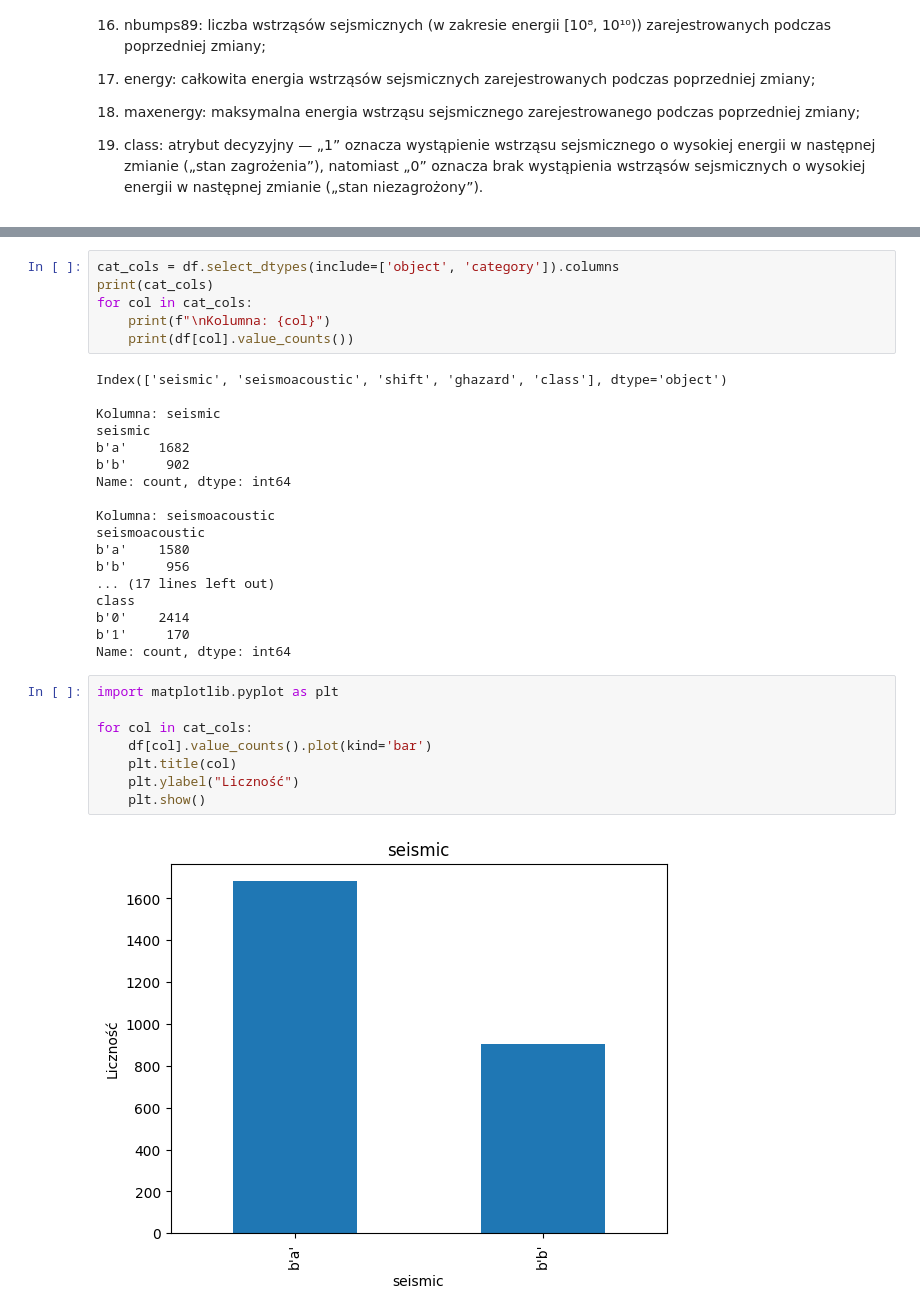
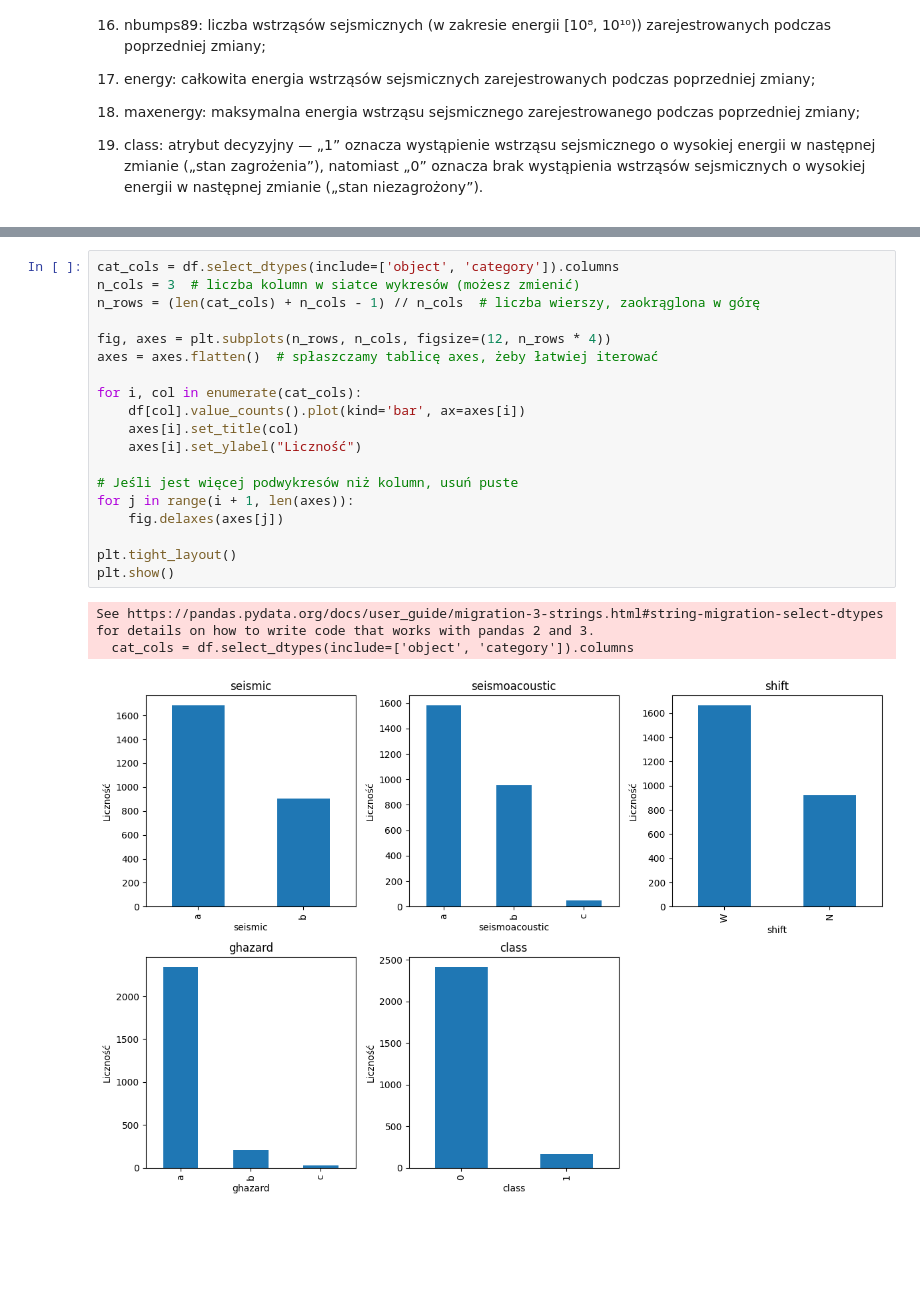
Before and after one commit to Graziaczek/zaawansowane_ssi, a Jupyter notebook: ZASSI.ipynb, the cells around one changed output, grey strips where cells are left out. Saved outputs shown, nothing was run; the diff lists cells and outputs as text; blank space fills up the shorter version.

```diff
--- a/ZASSI.ipynb
+++ b/ZASSI.ipynb
@@ -135,34 +127,23 @@ Name: count, dtype: int64
-# %%
-cat_cols = df.select_dtypes(include=['object', 'category']).columns
-print(cat_cols)
-for col in cat_cols:
-    print(f"\nKolumna: {col}")
-    print(df[col].value_counts())
-# %% [output]
-Index(['seismic', 'seismoacoustic', 'shift', 'ghazard', 'class'], dtype='object')
-
-Kolumna: seismic
-seismic
-b'a'    1682
-b'b'     902
-Name: count, dtype: int64
-
-Kolumna: seismoacoustic
-seismoacoustic
-b'a'    1580
-b'b'     956
-... (17 lines left out)
-class
-b'0'    2414
-b'1'     170
-Name: count, dtype: int64
 # %%
-import matplotlib.pyplot as plt
+cat_cols = df.select_dtypes(include=['object', 'category']).columns
+n_cols = 3  # liczba kolumn w siatce wykresów (możesz zmienić)
+n_rows = (len(cat_cols) + n_cols - 1) // n_cols  # liczba wierszy, zaokrąglona w górę
 
-for col in cat_cols:
-    df[col].value_counts().plot(kind='bar')
-    plt.title(col)
-    plt.ylabel("Liczność")
-    plt.show()
+fig, axes = plt.subplots(n_rows, n_cols, figsize=(12, n_rows * 4))
+axes = axes.flatten()  # spłaszczamy tablicę axes, żeby łatwiej iterować
+
+for i, col in enumerate(cat_cols):
+    df[col].value_counts().plot(kind='bar', ax=axes[i])
+    axes[i].set_title(col)
+    axes[i].set_ylabel("Liczność")
+
+# Jeśli jest więcej podwykresów niż kolumn, usuń puste
+for j in range(i + 1, len(axes)):
+    fig.delaxes(axes[j])
+
+plt.tight_layout()
+plt.show()
 # %% [output]
+See https://pandas.pydata.org/docs/user_guide/migration-3-strings.html#string-migration-select-dtypes for details on how to write code that works with pandas 2 and 3.
+  cat_cols = df.select_dtypes(include=['object', 'category']).columns
-[figure, old version]
+[figure, new version]
```
Also changed, not shown: parts of 9 cells of this notebook.
